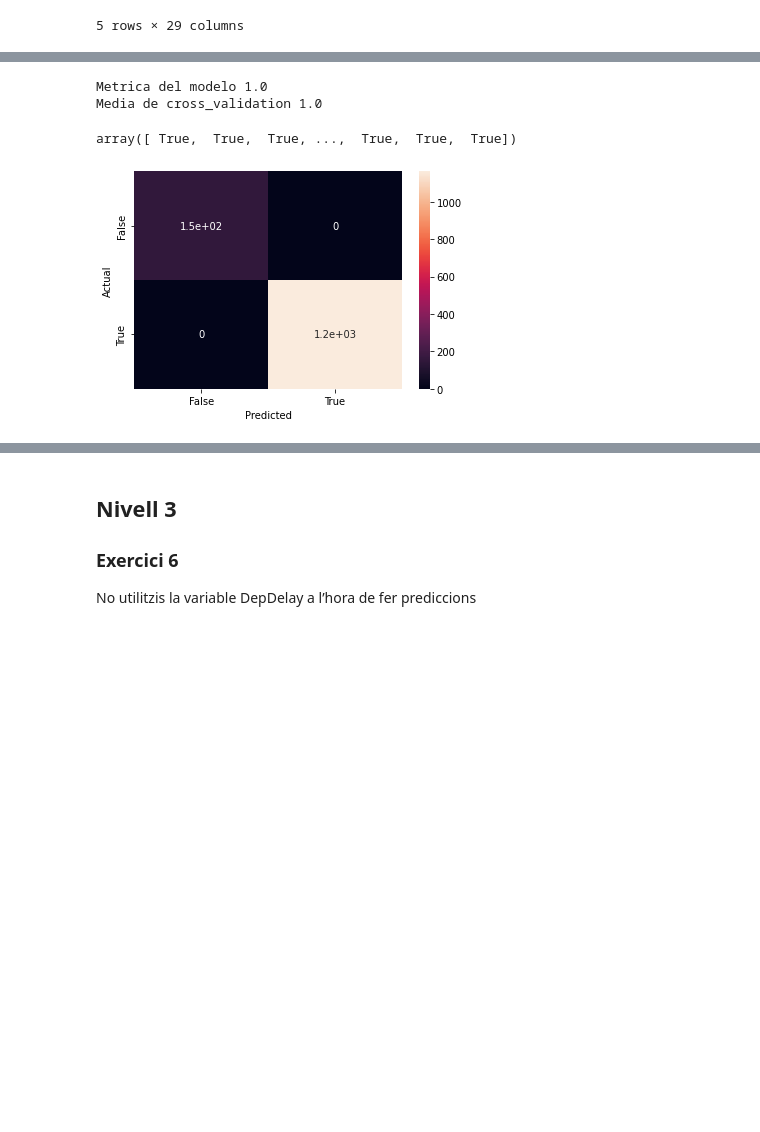
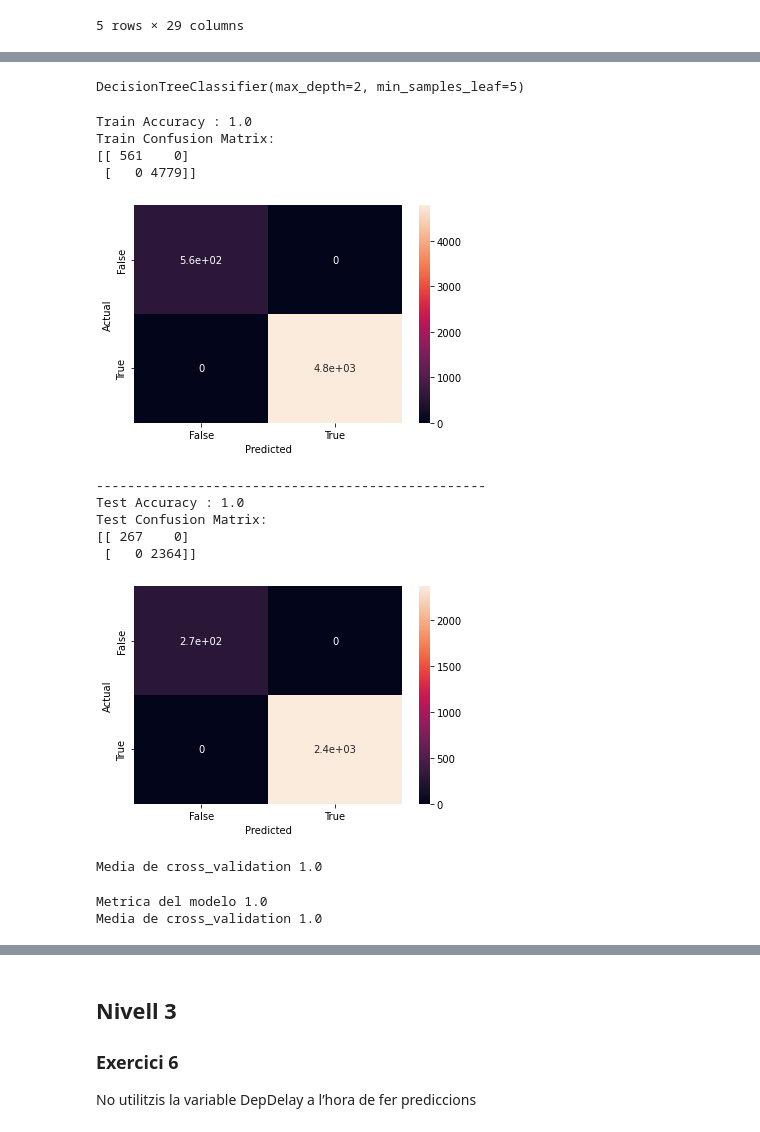
Before and after one commit to mmarcrr/Supervisat_Classificacio, a Jupyter notebook: S10T01.ipynb, the cells around one changed output, grey strips where cells are left out. Saved outputs shown, nothing was run; the diff lists cells and outputs as text; code cells hidden in the pictures; blank space fills up the shorter version.

```diff
--- a/S10T01.ipynb
+++ b/S10T01.ipynb
@@ -47,7 +65,7 @@ df.head()
 | 5 | 2008 | 1 | 3 | 4 | 1940.0 | 1915 | 2121.0 | 2110 | WN | ... |
 5 rows × 29 columns
 # %%
-df=df.sample(n=4000)
+df=df.sample(n=8000)
 # %%
 df['Delayed'] = df['ArrDelay'] > 0
 # %%
@@ -87,16 +105,46 @@ False     420
 Name: Delayed, dtype: int64
 # %%
 X_train, X_test, y_train, y_test = train_test_split(X, y, test_size=0.33)
+# %%
+def evaluate_model(model_classifier,X,y,y_test,y_train,X_test,X_train):
+    print("Train Accuracy :", accuracy_score(y_train, model_classifier.predict(X_train)))
+    print("Train Confusion Matrix:")
+    print(confusion_matrix(y_train, model_classifier.predict(X_train)))
+    confusion_matrix_R = pd.crosstab(y_train, model_classifier.predict(X_train), rownames=['Actual'], colnames=['Predicted'])
+    sn.heatmap(confusion_matrix_R, annot=True)
+    plt.show()
+    print("-"*50)
+    print("Test Accuracy :", accuracy_score(y_test, model_classifier.predict(X_test)))
+    print("Test Confusion Matrix:")
+    print(confusion_matrix(y_test, model_classifier.predict(X_test)))
+    confusion_matrix_R = pd.crosstab(y_test, model_classifier.predict(X_test), rownames=['Actual'], colnames=['Predicted'])
+    sn.heatmap(confusion_matrix_R, annot=True)
+    plt.show()
+    scores=cross_val_score(model_classifier, X, y, cv=5, scoring='f1_macro')
+    print("Media de cross_validation", scores.mean())
 # %%
 #Escalat de les dades
 scaler = StandardScaler()
 scaler.fit(X_train)
 X_train = scaler.transform(X_train)
 X_test = scaler.transform(X_test)
+# %%
+
+params = {
+    'max_depth': [2, 3, 5, 10, 20],
+    'min_samples_leaf': [5, 10, 20, 50, 100],
+    'criterion': ["gini", "entropy"]
+}
 # %%
-clf = DecisionTreeClassifier()
+clf = DecisionTreeClassifier(max_depth=4)
 # Train Decision Tree Classifer
-clf = clf.fit(X_train,y_train)
+
+# Instantiate the grid search model
+grid_search = GridSearchCV(estimator=clf,
+                           param_grid=params,
+                           cv=4, n_jobs=-1, verbose=1, scoring = "accuracy")
+
+clf = grid_search.fit(X_train,y_train)
 #Predict the response for test dataset
 y_pred = clf.predict(X_test)
 # Model Accuracy, how often is the classifier correct?
@@ -117,3 +165,23 @@ plt.show()
+# %%
+grid_search.best_estimator_
+# %% [output]
+DecisionTreeClassifier(max_depth=2, min_samples_leaf=5)
+# %%
+model_best = grid_search.best_estimator_
+evaluate_model(model_best,X,y,y_test,y_train,X_test,X_train)
+# %% [output]
+Train Accuracy : 1.0
+Train Confusion Matrix:
+[[ 561    0]
+ [   0 4779]]
+[figure, added]
+--------------------------------------------------
+Test Accuracy : 1.0
+Test Confusion Matrix:
+[[ 267    0]
+ [   0 2364]]
+[figure, added]
+Media de cross_validation 1.0
 # %%
 # Inicializar nosso classificador
 gnb = GaussianNB()
@@ -130,13 +198,3 @@ print("Media de cross_validation", scores.mean())
 # %% [output]
 Metrica del modelo 1.0
 Media de cross_validation 1.0
-# %%
-preds
-# %% [output]
-array([ True,  True,  True, ...,  True,  True,  True])
-# %%
-confusion_matrix = pd.crosstab(y_test, preds, rownames=['Actual'], colnames=['Predicted'])
-sn.heatmap(confusion_matrix, annot=True)
-plt.show()
-# %% [output]
-[figure, removed]
```
Also changed, not shown: parts of 31 cells of this notebook, 1 other file.
